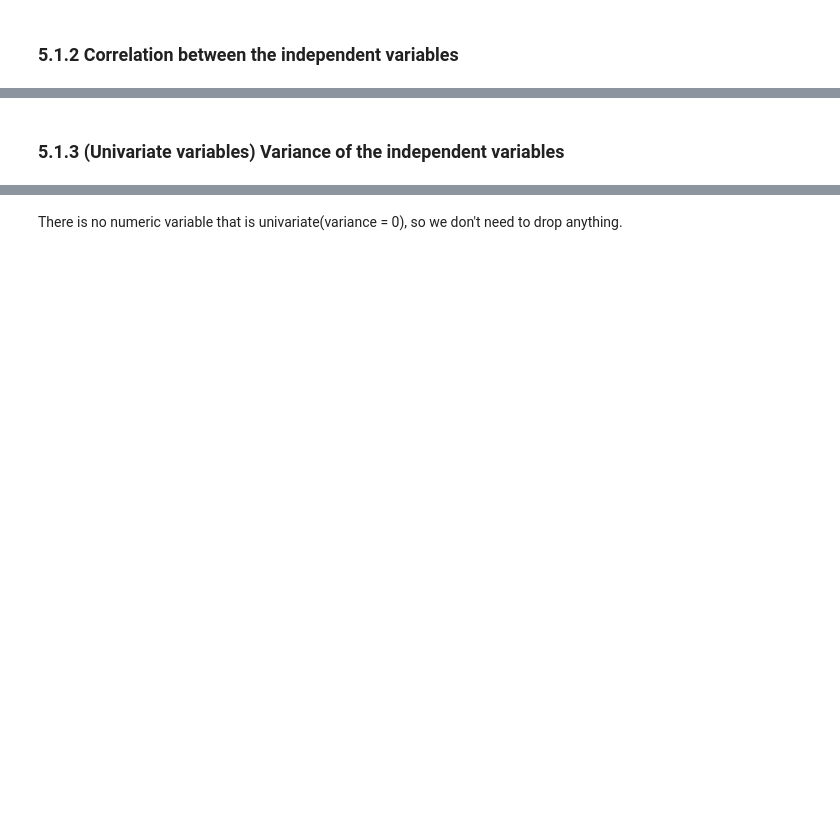
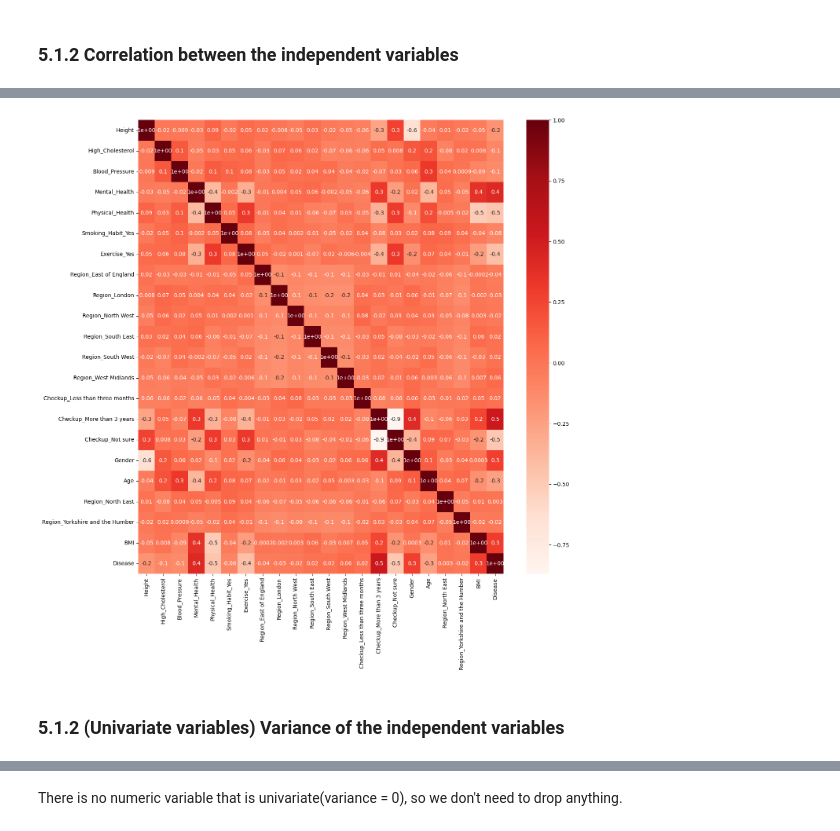
Before and after one commit to anamiguel24/MachineLearnig-project, a Jupyter notebook: ml_project.ipynb, the cells around one changed output, grey strips where cells are left out. Saved outputs shown, nothing was run; the diff lists cells and outputs as text; code cells hidden in the pictures; blank space fills up the shorter version.

```diff
--- a/ml_project.ipynb
+++ b/ml_project.ipynb
@@ -506,0 +573,13 @@ plt.show()
+# %%
+all_train_num = x_train_num_scaled.join(y_train)
+
+# function to plot the correlation between the variables
+def cor_heatmap(cor):
+    plt.figure(figsize=(15,15))
+    sns.heatmap(data = cor, annot = True, cmap = plt.cm.Reds, fmt='.1')
+    plt.show()
+
+# ver aula de data mining para melhorar o gráfico
+# %%
+cor_spearman = all_train_num.corr(method='spearman')
+cor_spearman
@@ -506,0 +605,4 @@ plt.show()
+# %%
+cor_heatmap(cor_spearman)
+# %% [output]
+[figure, added]
@@ -507,4 +611,4 @@ plt.show()
 # %% [markdown]
-### 5.1.3 (Univariate variables) Variance of the independent variables
+### 5.1.2 (Univariate variables) Variance of the independent variables
 # %%
 #no quasi-constant features
```
Also changed, not shown: parts of 43 cells of this notebook.
